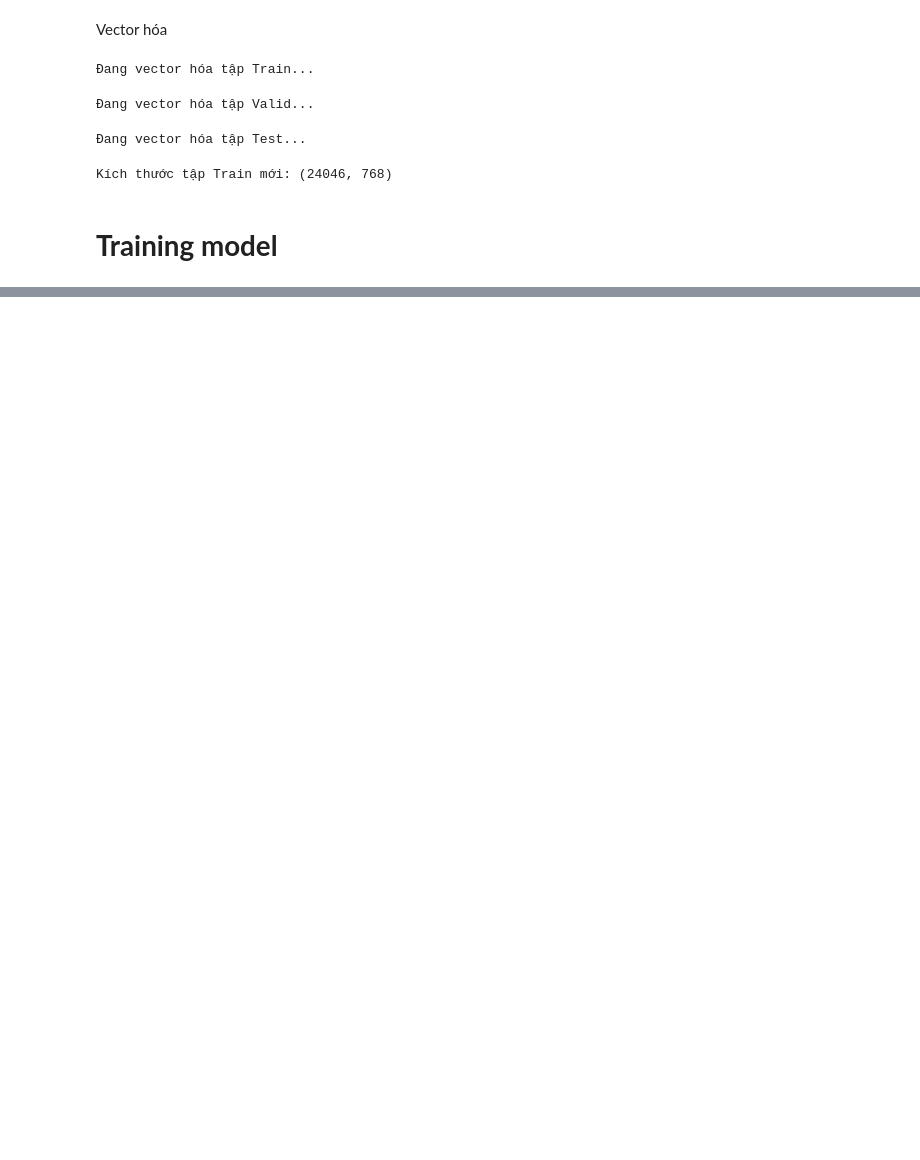
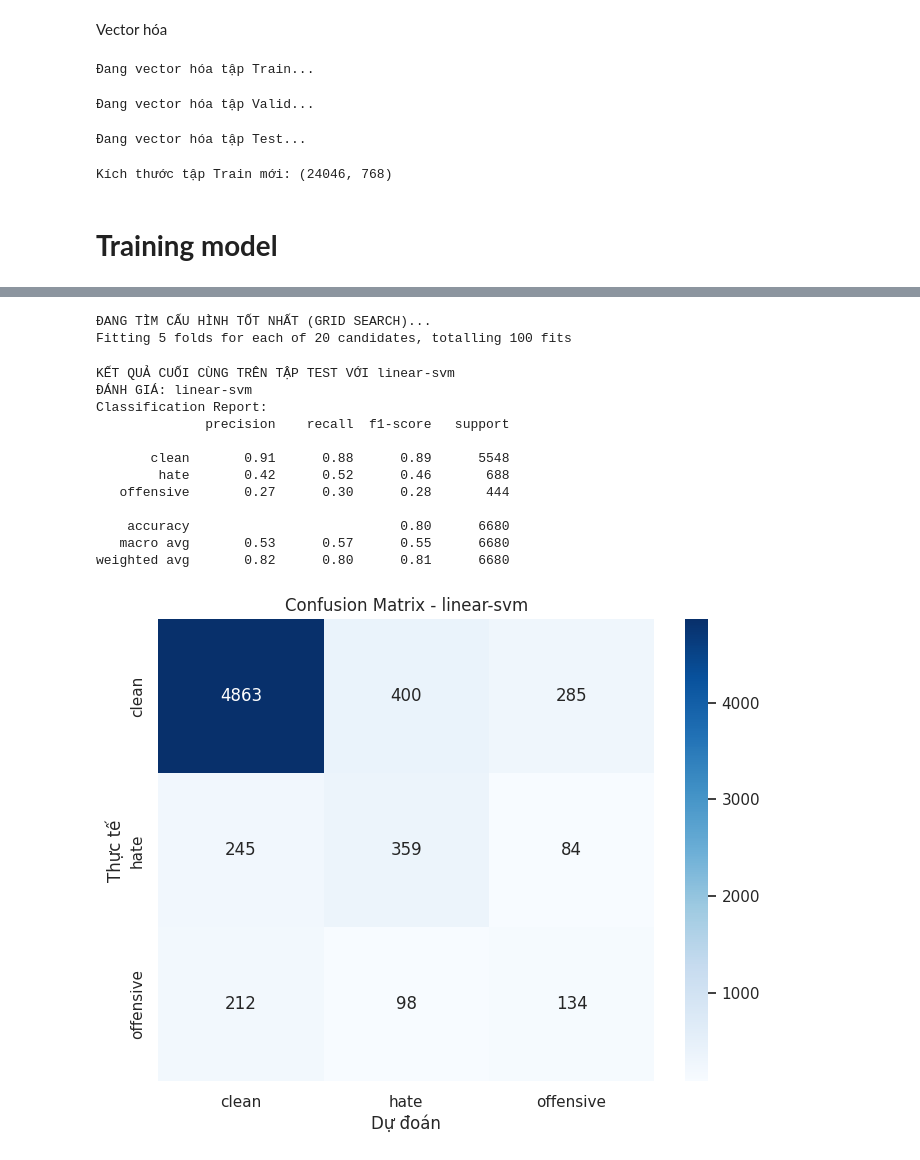
Before and after one commit to tkt-gemini/sentiment-binary-classification, a Jupyter notebook: main.ipynb, the cells around one changed output, grey strips where cells are left out. Cells and saved outputs as stored; diff of their text form; code cells hidden in the pictures; blank space fills up the shorter version.

```diff
--- a/main.ipynb
+++ b/main.ipynb
@@ -469,17 +471,10 @@ models = {
         class_weight='balanced'
     ),
 
-    # 'svm': SVC(
-    #     kernel='rbf',
-    #     probability=True,
-    #     class_weight='balanced',
-    #     decision_function_shape='ovo'
-    # ),
-
     'linear-svm': LinearSVC(
         class_weight='balanced',
         max_iter=3000,
-        dual='auto',
+        dual=True,
         random_state=42
     )
 }
@@ -485,0 +553,54 @@ models = {
+# %%
+from sklearn.model_selection import GridSearchCV
+
+print("ĐANG TÌM CẤU HÌNH TỐT NHẤT (GRID SEARCH)...")
+
+# 1. Định nghĩa không gian các tham số cần thử
+# C: Tham số quan trọng nhất của SVM (độ phạt lỗi). C càng lớn càng cố gắng không sai sót trên tập train (dễ overfit), C nhỏ thì lỏng tay hơn.
+param_grid = {
+    'C': [0.01, 0.1, 1, 10, 100],
+    'class_weight': ['balanced', None], # Thử cả có và không có cân bằng dữ liệu
+    'loss': ['hinge', 'squared_hinge'], # Các hàm mất mát khác nhau
+    'dual': ['auto']
+}
+
+# 2. Khởi tạo mô hình gốc
+base_model = LinearSVC(random_state=42, max_iter=5000)
+
+# 3. Thiết lập bộ dò tìm (Grid Search)
+# cv=5: Chia tập train thành 5 phần để kiểm tra chéo (Cross Validation) cho chắc ăn
+grid_search = GridSearchCV(base_model, param_grid, cv=5, scoring='f1_macro', verbose=1, n_jobs=-1)
+
+# 4. Bắt đầu chạy (Pha cà phê đợi xíu nhé!)
+grid_search.fit(X_train_bert, y_train)
+
+print(f"\n--> Cấu hình đỉnh nhất là: {grid_search.best_params_}")
+print(f"--> F1-Score tốt nhất trên tập Train (CV): {grid_search.best_score_:.4f}")
+
+# 5. Kiểm tra ngay trên tập Test xem có lên trình không
+best_model = grid_search.best_estimator_
+print(f"\nKẾT QUẢ SAU KHI TỐI ƯU TRÊN TẬP TEST:")
+evaluate_model("Optimized LinearSVC", best_model, X_test_bert, y_test, le_label)
+# %% [output]
+ĐANG TÌM CẤU HÌNH TỐT NHẤT (GRID SEARCH)...
+Fitting 5 folds for each of 20 candidates, totalling 100 fits
+# %%
+best_model_name = 'linear-svm'
+best_model = results[best_model_name]
+
+print(f"KẾT QUẢ CUỐI CÙNG TRÊN TẬP TEST VỚI {best_model_name}")
+evaluate_model(best_model_name, best_model, X_test_bert, y_test, le_label)
+# %% [output]
+KẾT QUẢ CUỐI CÙNG TRÊN TẬP TEST VỚI linear-svm
+ĐÁNH GIÁ: linear-svm
+Classification Report:
+              precision    recall  f1-score   support
+
+       clean       0.91      0.88      0.89      5548
+        hate       0.42      0.52      0.46       688
+   offensive       0.27      0.30      0.28       444
+
+    accuracy                           0.80      6680
+   macro avg       0.53      0.57      0.55      6680
+weighted avg       0.82      0.80      0.81      6680
+[figure, added]
```
Also changed, not shown: parts of 10 cells of this notebook, 1 other file.
